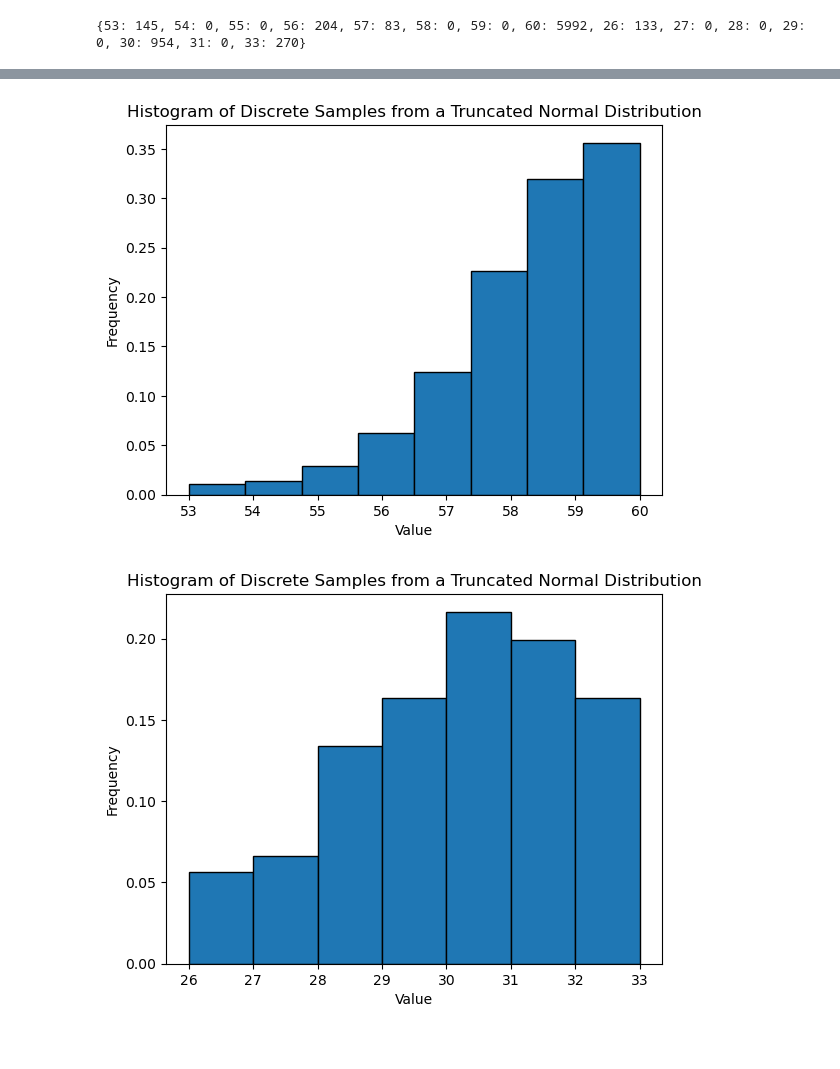
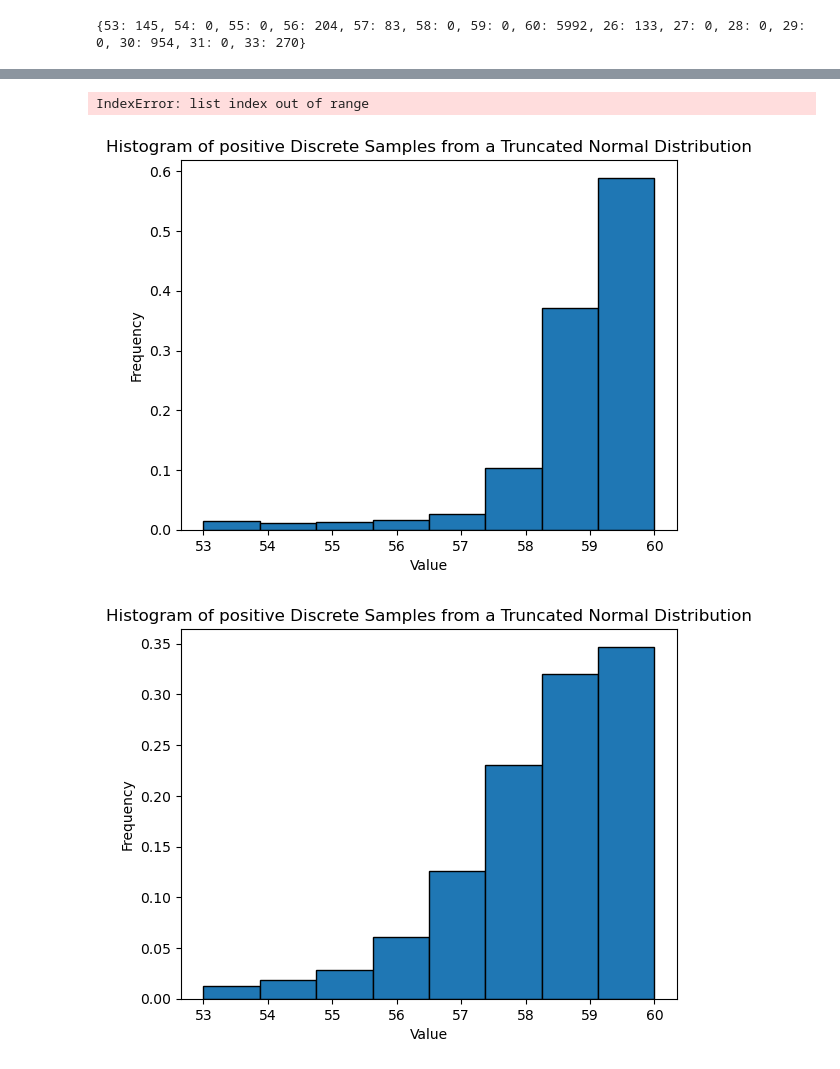
Before and after one commit to xiguang182/hydra-lt-MI, a Jupyter notebook: notebooks/label_upsampling.ipynb, the cells around one changed output, grey strips where cells are left out. Cells and saved outputs as stored; diff of their text form; code cells hidden in the pictures.

```diff
--- a/notebooks/label_upsampling.ipynb
+++ b/notebooks/label_upsampling.ipynb
@@ -119,13 +119,13 @@ plt.show()
 # %%
 
 def sample_truncated_normal(positivity, mu, sigma, num_samples):
-    positives = [53, 54, 55, 56, 57, 58, 59, 60]
-    negatives = [26, 27, 28, 29, 30, 31, 33]
+    negatives = [53, 54, 55, 56, 57, 58, 59, 60]
+    positives = [26, 27, 28, 29, 30, 31, 33]
     batch = 1000
     ret = []
     lower = -.5
+    upper = 6.5 if positivity else 7.5
     while len(ret) < num_samples:
-        upper = 6.5 if positivity else 7.5
         a, b = (lower - mu) / sigma, (upper - mu) / sigma
         samples = sp.stats.truncnorm.rvs(a, b, loc=mu, scale=sigma, size=batch)
 
@@ -141,16 +141,16 @@ def sample_truncated_normal(positivity, mu, sigma, num_samples):
     return ret[:num_samples]
 
 def sample_partial_normal(positivity, mu, sigma, num_samples):
-    positives = [53, 54, 55, 56, 57, 58, 59, 60]
-    negatives = [26, 27, 28, 29, 30, 31, 33]
+    negatives = [53, 54, 55, 56, 57, 58, 59, 60]
+    positives = [26, 27, 28, 29, 30, 31, 33]
     batch = 1000
     ret = []
+    lower = -.5
+    upper = 6.5 if positivity else 7.5
+
     while len(ret) < num_samples:
         samples = sp.stats.norm.rvs(loc=mu, scale=sigma, size=batch)
-        if positivity:
-            condition = (samples >= -.5) & (samples <= 7.5)
-        else:
-            condition = (samples >= -.5) & (samples <= 6.5)
+        condition = (samples >= lower) & (samples <= upper)
         samples = samples[condition]
         discrete_samples = np.round(samples).astype(int)
         if positivity:
@@ -182,7 +182,7 @@ plt.show()
 # %%
 # Solution A resampling from the original data
-positives = [53, 54, 55, 56, 57, 58, 59, 60]
-negatives = [26, 27, 28, 29, 30, 31, 33]
+negatives = [53, 54, 55, 56, 57, 58, 59, 60]
+positives = [26, 27, 28, 29, 30, 31, 33]
 
 cnt ={53:0, 54:0, 55:0, 56:0, 57:0, 58:0, 59:0, 60:0, 26:0, 27:0, 28:0, 29:0, 30:0, 31:0, 33:0}
 for index, row in df.iterrows():
@@ -196,8 +196,8 @@ p_samples = []
 n_samples = []
 for key in cnt:
     if key in positives:
-        p_samples += sample_partial_normal(True, positives.index(key), 2, cnt[key])
+        p_samples += sample_partial_normal(True, positives.index(key), 1, cnt[key])
     else:
-        n_samples += sample_partial_normal(False, negatives.index(key), 2, cnt[key])
+        n_samples += sample_partial_normal(False, negatives.index(key), 1, cnt[key])
 # %% [output]
 {53: 145, 54: 0, 55: 0, 56: 204, 57: 83, 58: 0, 59: 0, 60: 5992, 26: 133, 27: 0, 28: 0, 29: 0, 30: 954, 31: 0, 33: 270}
@@ -204,17 +221,27 @@ for key in cnt:
+# %%
+# resampling
+p_samples = []
+n_samples = []
+for key in cnt:
+    if key in positives:
+        p_samples += sample_truncated_normal(True, positives.index(key), 1, cnt[key])
+    else:
+        n_samples += sample_truncated_normal(False, negatives.index(key), 1, cnt[key])
+# %% [output]
+IndexError: list index out of range
 # %%
 plt.hist(p_samples, bins=8, density=True, edgecolor='black')
-plt.title('Histogram of Discrete Samples from a Truncated Normal Distribution')
+plt.title('Histogram of positive Discrete Samples from a Truncated Normal Distribution')
 plt.xlabel('Value')
 plt.ylabel('Frequency')
 plt.show()
 # %% [output]
-[figure, old version]
+[figure, new version]
 # %%
-
-plt.hist(n_samples, bins=7, density=True, edgecolor='black')
-plt.title('Histogram of Discrete Samples from a Truncated Normal Distribution')
+plt.hist(p_samples, bins=8, density=True, edgecolor='black')
+plt.title('Histogram of positive Discrete Samples from a Truncated Normal Distribution')
 plt.xlabel('Value')
 plt.ylabel('Frequency')
 plt.show()
 # %% [output]
-[figure, old version]
+[figure, new version]
```
Also changed, not shown: parts of 6 cells of this notebook, 2 other files.
